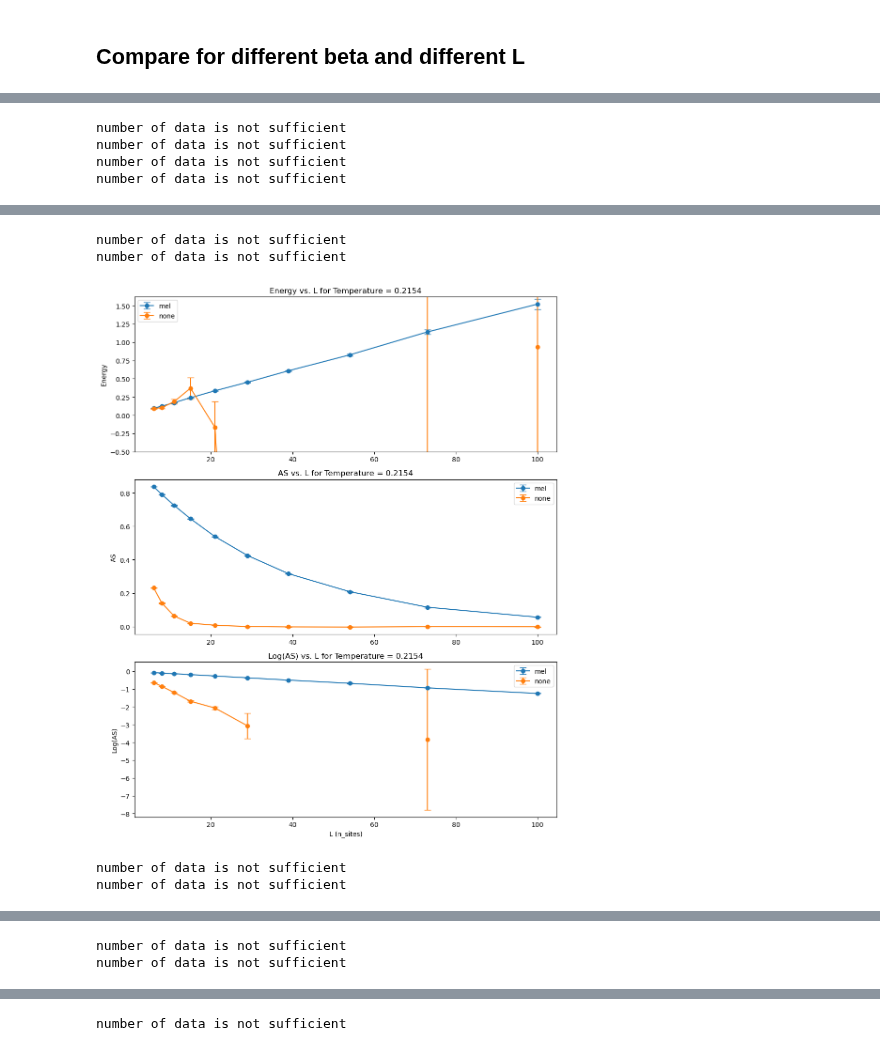
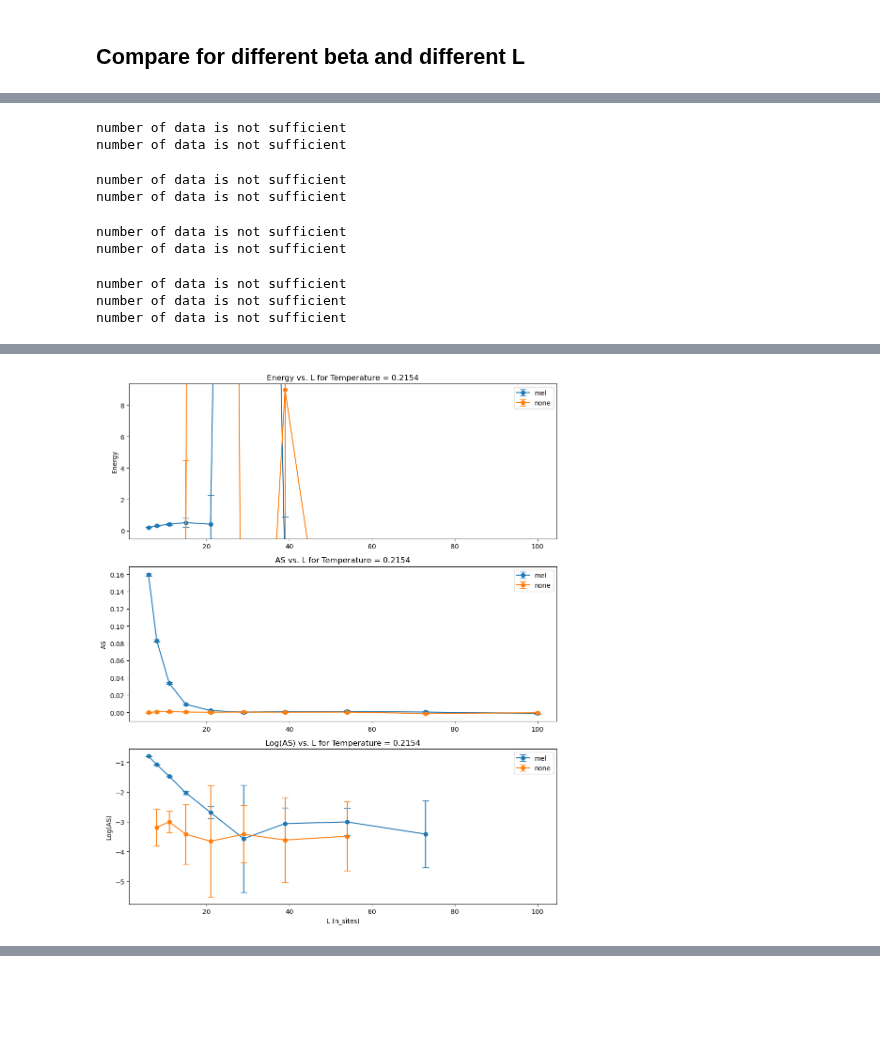
Before and after one commit to MKrbm/worms, a Jupyter notebook: python/rmsKit/visualize/visualize_FF.ipynb, the cells around one changed output, grey strips where cells are left out. Saved outputs shown, nothing was run; the diff lists cells and outputs as text; code cells hidden in the pictures; blank space fills up the shorter version.

```diff
--- a/python/rmsKit/visualize/visualize_FF.ipynb
+++ b/python/rmsKit/visualize/visualize_FF.ipynb
@@ -37,8 +43,9 @@ df
 # %%
-df_n = df[df.n_sites == 6]
+n = 8
+df_n = df[df.n_sites == n]
 seed_list = sorted(df_n.seed.unique())
 
-for seed in seed_list:
+for seed in [0]:
     dfs = df_n[df_n.seed == seed]
     df_dict = {}
     df_dict["mel"] = dfs[dfs.u_path.str.contains("mel")]
@@ -59,7 +66,7 @@ for seed in seed_list:
     ax1.set_title(f'Energy vs Beta (seed = {seed})')
     ax1.set_ylabel('Energy')
     ax1.legend()
-    ax1.set_ylim(-0.5, df_dict["mel"].e.iloc[-1]+0.1)
+#     ax1.set_ylim(-0.5, df_dict["mel"].e.iloc[-1]+0.1)
 
     # Plotting AS vs Inverse Temperature in ax2
     ax2.errorbar(1/df_dict["mel"]['temperature'], df_dict["mel"]['as'], yerr=df_dict["mel"]['as_error'], fmt='o-', capsize=5, label='mes')
@@ -71,12 +78,13 @@ for seed in seed_list:
     # Plotting AS vs Inverse Temperature (Log Scale) in ax3
     ax3.errorbar(1/df_dict["mel"]['temperature'], df_dict["mel"]['as'], yerr=df_dict["mel"]['as_error'], fmt='o-', capsize=5, label='mes')
     ax3.errorbar(1/df_dict["none"]['temperature'], df_dict["none"]['as'], yerr=df_dict["none"]['as_error'], fmt='s-', capsize=5, label='none', alpha=0.7)
-    ax3.set_title(f'EASnergy vs Beta (log scale seed = {seed})')
+    ax3.set_title(f'AS vs Beta (log scale seed = {seed})')
     ax3.set_xlabel('Inverse Temperature (Beta)')
     ax3.set_ylabel('AS')
     ax3.set_yscale('log')
     ax3.legend()
 
-    plt.tight_layout()
-    plt.show()
+    fig.tight_layout()
+#     fig.show()
+    fig.savefig(f"image/n_{n}_seed={seed}_mes_vs_none")
 # %% [output]
@@ -99,8 +101,9 @@ dft
 import matplotlib.pyplot as plt
 import numpy as np
 
+seed = 0
 L_list = sorted(df.n_sites.unique())
-dfs = df[df.seed == 5]
+dfs = df[df.seed == seed]
 t_list = sorted(dfs.temperature.unique())
 
 for t in t_list:
@@ -146,10 +149,15 @@ for t in t_list:
     ax3.set_ylabel('Log(AS)')
     ax3.legend()
 
-    plt.tight_layout()
-    plt.show()
+    fig.tight_layout()
+    fig.savefig(f"image/seed={seed}_t={t}_mes_vs_none.png")
 # %% [output]
 number of data is not sufficient
 number of data is not sufficient
-number of data is not sufficient
-number of data is not sufficient
+number of data is not sufficient
+number of data is not sufficient
+number of data is not sufficient
+number of data is not sufficient
+number of data is not sufficient
+number of data is not sufficient
+number of data is not sufficient
@@ -157,5 +165 @@ number of data is not sufficient
-number of data is not sufficient
-number of data is not sufficient
-[figure, old version]
+[figure, new version]
-number of data is not sufficient
-number of data is not sufficient
@@ -163,2 +166,0 @@ number of data is not sufficient
-number of data is not sufficient
-number of data is not sufficient
@@ -166 +167,0 @@ number of data is not sufficient
-number of data is not sufficient
```
Also changed, not shown: parts of 6 cells of this notebook, 2 other files.
